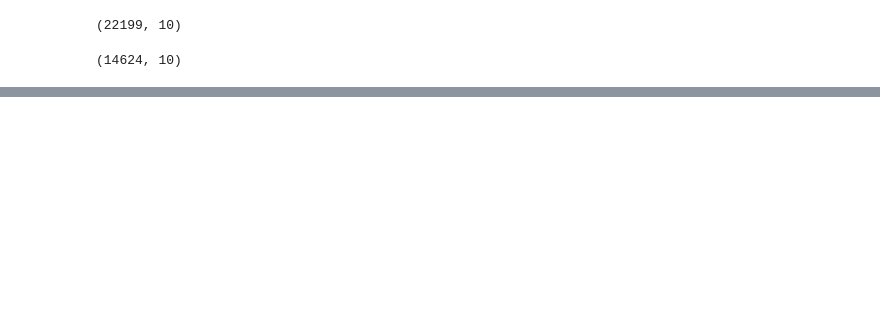
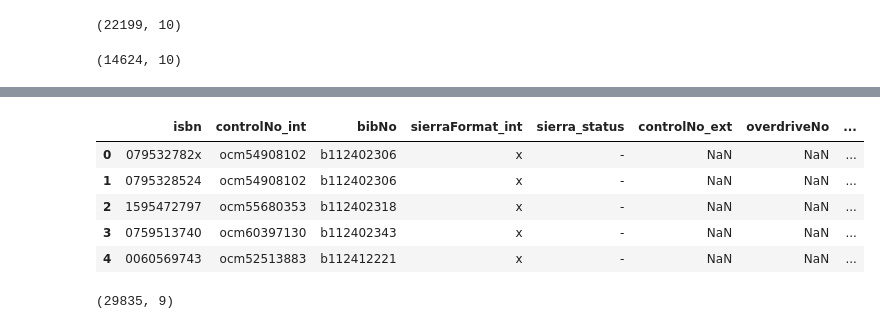
Before and after one commit to BookOps-CAT/Overdrive-MarcExpress, a Jupyter notebook: src/bpl-overdrive.ipynb, the cells around one changed output, grey strips where cells are left out. Drawn from its saved outputs; the diff is of its cells as text; code cells hidden in the pictures; blank space fills up the shorter version.

```diff
--- a/src/bpl-overdrive.ipynb
+++ b/src/bpl-overdrive.ipynb
@@ -274,0 +349,2 @@ edf_deduped[["overdriveNo", "bibNo"]].to_csv("./reports/BPL/expired-before-verif
+# %%
+mjoin_df = pd.merge(svdf, mvdf, how="outer", on="isbn", indicator=True)
@@ -274,0 +355,9 @@ edf_deduped[["overdriveNo", "bibNo"]].to_csv("./reports/BPL/expired-before-verif
+# %%
+mjoin_df.head()
+# %% [output]
+|  | isbn | controlNo_int | bibNo | sierraFormat_int | sierra_status | controlNo_ext | overdriveNo | ... |
+| 0 | 079532782x | ocm54908102 | b112402306 | x | - | NaN | NaN | ... |
+| 1 | 0795328524 | ocm54908102 | b112402306 | x | - | NaN | NaN | ... |
+| 2 | 1595472797 | ocm55680353 | b112402318 | x | - | NaN | NaN | ... |
+| 3 | 0759513740 | ocm60397130 | b112402343 | x | - | NaN | NaN | ... |
+| 4 | 0060569743 | ocm52513883 | b112412221 | x | - | NaN | NaN | ... |
@@ -274,0 +366,4 @@ edf_deduped[["overdriveNo", "bibNo"]].to_csv("./reports/BPL/expired-before-verif
+# %%
+right_only_df.shape
+# %% [output]
+(29835, 9)
```
Also changed, not shown: parts of 29 cells of this notebook, 8 other files.
